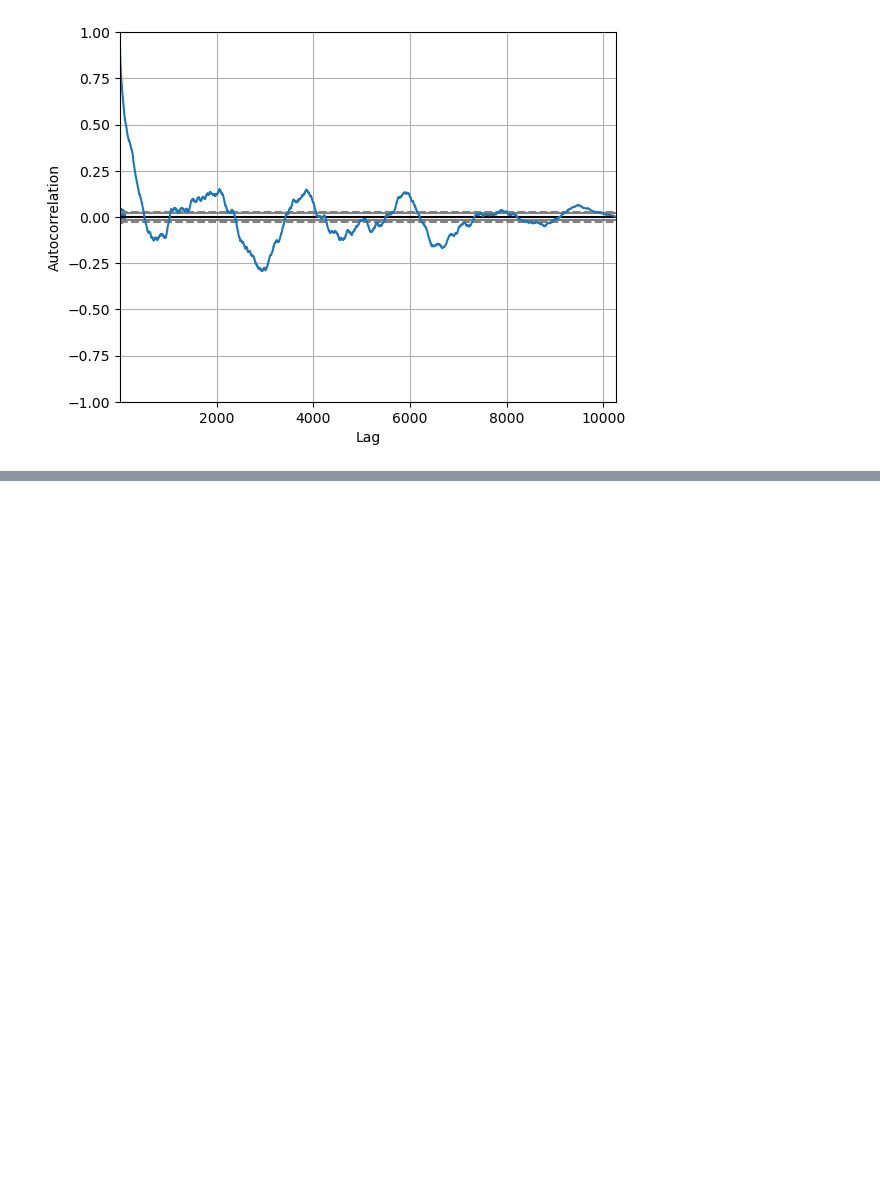
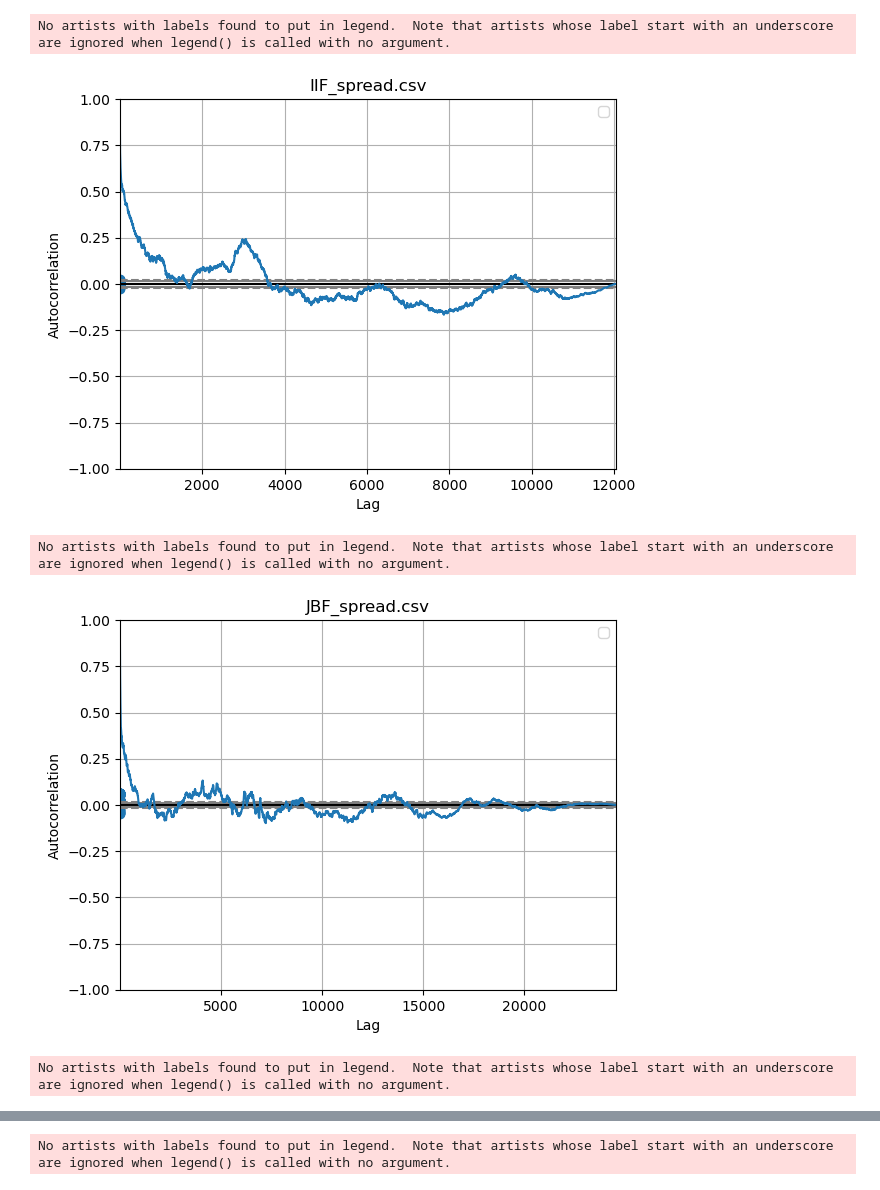
Before and after one commit to Jeremygaop/research-on-pair-trading, a Jupyter notebook: step1/data_analysis.ipynb, the cells around one changed output, grey strips where cells are left out. Saved outputs shown, nothing was run; the diff lists cells and outputs as text; code cells hidden in the pictures; blank space fills up the shorter version.

Commit message:
update data_analysis

```diff
--- a/step1/data_analysis.ipynb
+++ b/step1/data_analysis.ipynb
@@ -104,9 +104,18 @@ from matplotlib import pyplot
 from pandas.plotting import lag_plot
 from pandas.plotting import autocorrelation_plot
 # %%
-series = pd.read_csv('../tickData/spreadData/DBF_spread.csv', header=0, index_col=0)
-lag_plot(series)
-autocorrelation_plot(series)
-pyplot.show()
+spreadPath = "../tickData/spreadData"
+spreadFiles = os.listdir(spreadPath)
+for file in spreadFiles:
+  series = pd.read_csv(spreadPath + '/'+ file, header=0, index_col=0)
+  lag_plot(series)
+  autocorrelation_plot(series)
+  pyplot.title(file)
+  pyplot.legend()
+  pyplot.show()
 # %% [output]
+No artists with labels found to put in legend.  Note that artists whose label start with an underscore are ignored when legend() is called with no argument.
-[figure, old version]
+[figure, new version]
+No artists with labels found to put in legend.  Note that artists whose label start with an underscore are ignored when legend() is called with no argument.
+[figure, added]
+No artists with labels found to put in legend.  Note that artists whose label start with an underscore are ignored when legend() is called with no argument.
@@ -112,0 +123 @@ pyplot.show()
+No artists with labels found to put in legend.  Note that artists whose label start with an underscore are ignored when legend() is called with no argument.
```
Also changed, not shown: parts of 2 cells of this notebook, 1 other file.
